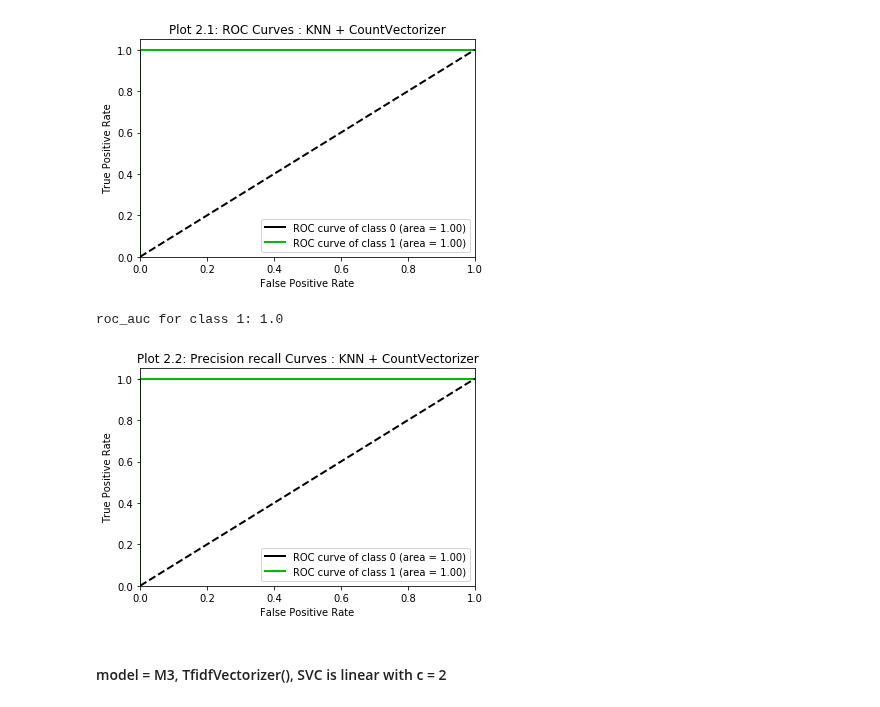
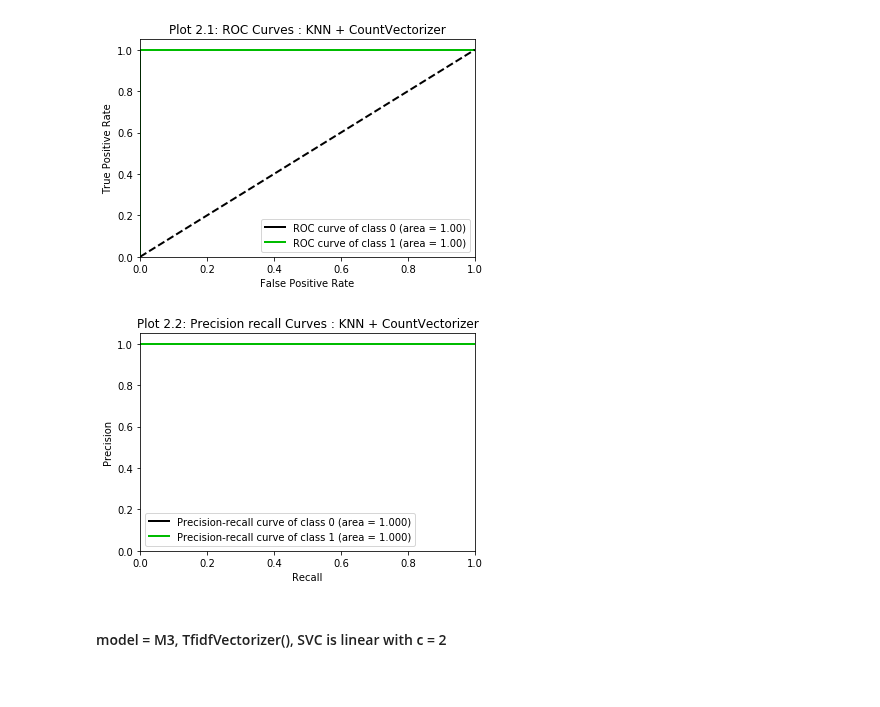
Before and after one commit to ECS171-Project/Final-project, a Jupyter notebook: SVC and KNN.ipynb, the cells around one changed output. Drawn from its saved outputs; the diff is of its cells as text; code cells hidden in the pictures.

Commit message:
plots

```diff
--- a/SVC and KNN.ipynb
+++ b/SVC and KNN.ipynb
@@ -445,10 +445,9 @@ plot_roc(M2,pre2, "Plot 2.1: ROC Curves : KNN + CountVectorizer",X_tr,y_tr, X_te
 roc_auc for class 1: 1.0
 [figure]
 # %%
-plot_roc(M2,pre2, "Plot 2.2: Precision recall Curves : KNN + CountVectorizer",X_tr,y_tr, X_te)
+plot_precision(M2,pre2, "Plot 2.2: Precision recall Curves : KNN + CountVectorizer",X_tr,y_tr, X_te)
 # %% [output]
-roc_auc for class 1: 1.0
-[figure, old version]
+[figure, new version]
 # %% [markdown]
 #### model = M3, TfidfVectorizer(), SVC is linear with c = 2
 # %%
```
Also changed, not shown: parts of 2 cells of this notebook.
